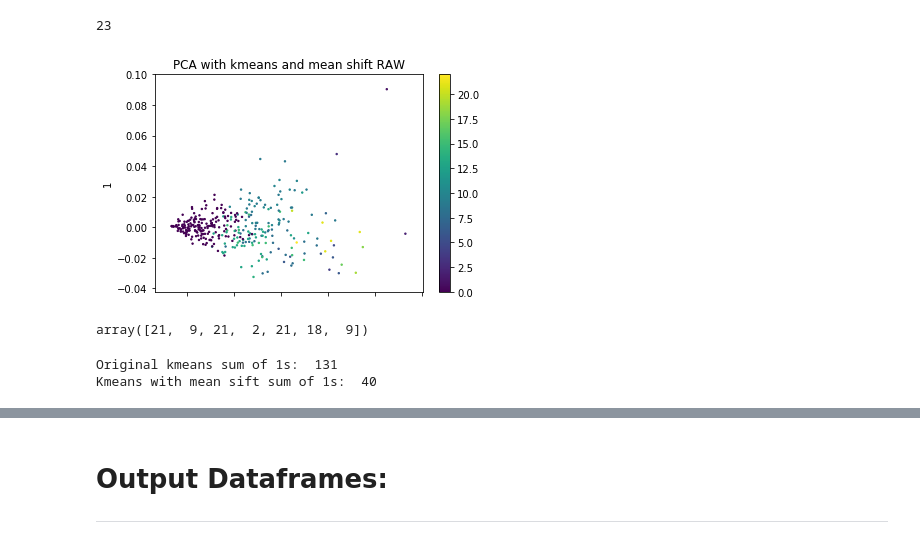
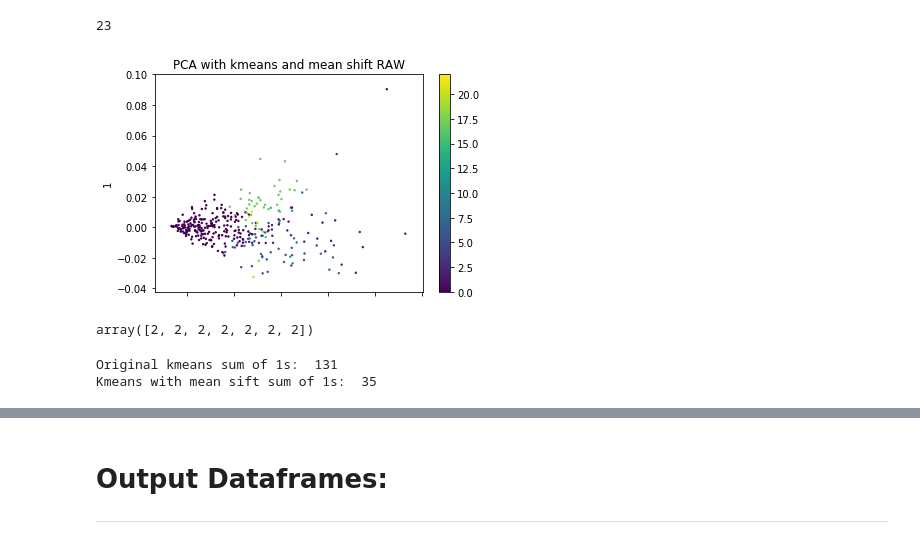
Before and after one commit to solislemuslab/mycovirus-ml, a Jupyter notebook: scripts/lukeSelberg/modelKmeansPcaTsne.ipynb, the cells around one changed output, grey strips where cells are left out. Saved outputs shown, nothing was run; the diff lists cells and outputs as text; code cells hidden in the pictures.

```diff
--- a/scripts/lukeSelberg/modelKmeansPcaTsne.ipynb
+++ b/scripts/lukeSelberg/modelKmeansPcaTsne.ipynb
@@ -151,22 +176,23 @@ len(cluster_centers)
 # %% [output]
 23
 # %%
+cluster_centers = embedding.inverse_transform(ms.cluster_centers_)
 import warnings
 with warnings.catch_warnings():
     warnings.simplefilter("ignore")
     km2 = KMeans(init = cluster_centers, n_clusters = len(cluster_centers))
     km2.fit(data)
 
 y_hat2 = km2.predict(data)
-graphPCA(embedding, data, y_hat2)
+pd.DataFrame(embedding.transform(data)).plot.scatter(x=0, y=1, style="o", c=y_hat2, cmap = "viridis", s=2)
 plt.title('PCA with kmeans and mean shift RAW')
 plt.show()
 # %% [output]
-[figure, old version]
+[figure, new version]
 # %%
 y_hat2[343:]
 # %% [output]
-array([21,  9, 21,  2, 21, 18,  9])
+array([2, 2, 2, 2, 2, 2, 2])
 # %%
 # set above clusters to label 1, and other clusters to label 0
 
@@ -189,7 +215,7 @@ print("Original kmeans sum of 1s: ", sum(y_hat))
 print("Kmeans with mean sift sum of 1s: ", sum(newLabels))
 # %% [output]
 Original kmeans sum of 1s:  131
-Kmeans with mean sift sum of 1s:  40
+Kmeans with mean sift sum of 1s:  35
 # %%
 graphPCA(embedding, data, y_hat)
 plt.title('PCA with kmeans')
```
Also changed, not shown: parts of 11 cells of this notebook, 2 other files.
